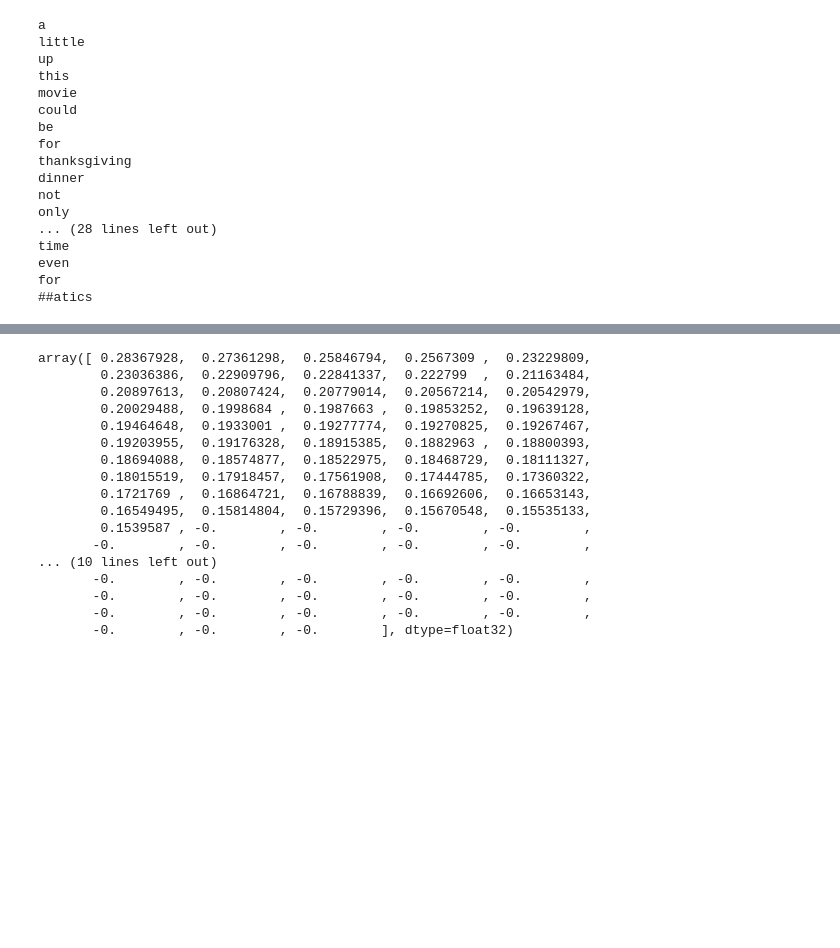
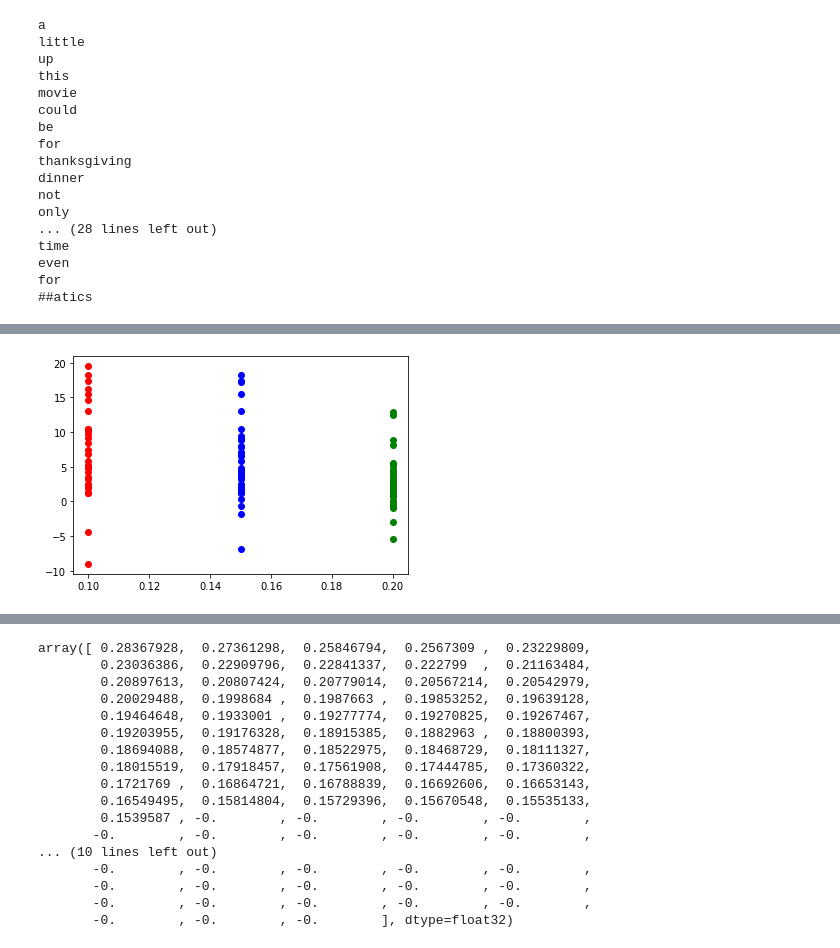
Before and after one commit to rahul-ohlan/TWARP, a Jupyter notebook: imdb_interpretability.ipynb, the cells around one changed output, grey strips where cells are left out. Drawn from its saved outputs; the diff is of its cells as text; code cells hidden in the pictures; blank space fills up the shorter version.

Commit message:
Added vader polarity plots

```diff
--- a/imdb_interpretability.ipynb
+++ b/imdb_interpretability.ipynb
@@ -1633,7 +1652,13 @@ for
+# %%
+sent_dict = dict()
+for tok, sent in zip(df_sent.token.values,df_sent.sentiment.values) :
+  sent_dict[tok] = sent
 # %%
 # words with max cosine > 0.25
-wordidx = np.where(np.max(posData_posProjSpace[0], axis = 1) > 0.15)
+wordidx = np.where(np.max(posData_posProjSpace[0], axis = 1) > 0.25)
 
+tokens1 = list()
 for index in wordidx[0]:
 
-  print(tokenizer.batch_decode(t_pos[0]["input_ids"][0])[index])
+  tokens1.append(tokenizer.batch_decode(t_pos[0]["input_ids"][0])[index])
+  # print(tokenizer.batch_decode(t_pos[0]["input_ids"][0])[index])
@@ -1657,0 +1677,16 @@ and
+# %%
+# words with max cosine > 0.25
+# wordidx = np.where(np.max(posData_posProjSpace[0], axis = 1) > 0.25)
+
+sentence = 0
+s_tokens20 = dict()
+while sentence < 32:
+  wordidx = np.where(np.max(posData_posProjSpace[sentence], axis = 1) > 0.20)
+  tokens1 = list()
+  for index in wordidx[0]:
+
+    tokens1.append(tokenizer.batch_decode(t_pos[0]["input_ids"][sentence])[index])
+    # print(tokenizer.batch_decode(t_pos[0]["input_ids"][0])[index])
+  s_tokens20[sentence] = tokens1
+  print(sentence)
+  sentence +=1
@@ -1657,0 +1723,7 @@ and
+# %%
+polarity20 = dict()
+for sentence in s_tokens20:
+  p005 = 0.0
+  for token in s_tokens20[sentence]:
+    p005 += sent_dict.get(token,0)
+  polarity20[sentence] = p005
@@ -1657,0 +1736,12 @@ and
+# %%
+for polarity in polarity010:
+  plt.scatter(0.10,polarity010[polarity], color = "red")
+
+for polarity in polarity015:
+  plt.scatter(0.15,polarity015[polarity], color = "blue")
+
+for polarity in polarity20:
+  plt.scatter(0.20,polarity20[polarity], color = "green")
+plt.show()
+# %% [output]
+[figure, added]
```
Also changed, not shown: parts of 34 cells of this notebook.
